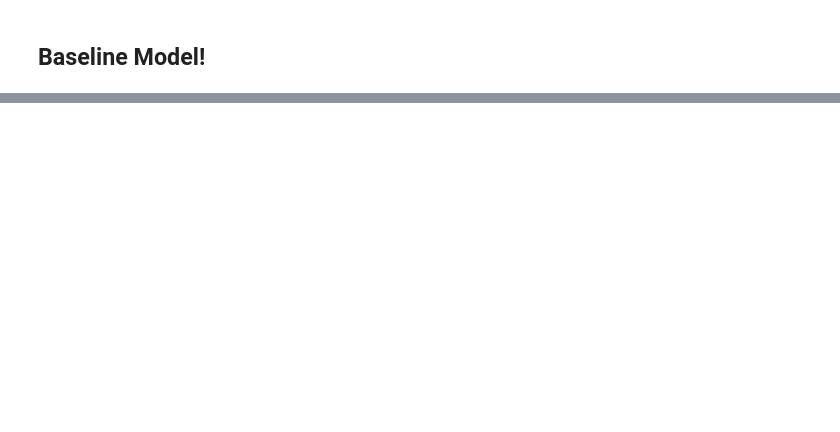
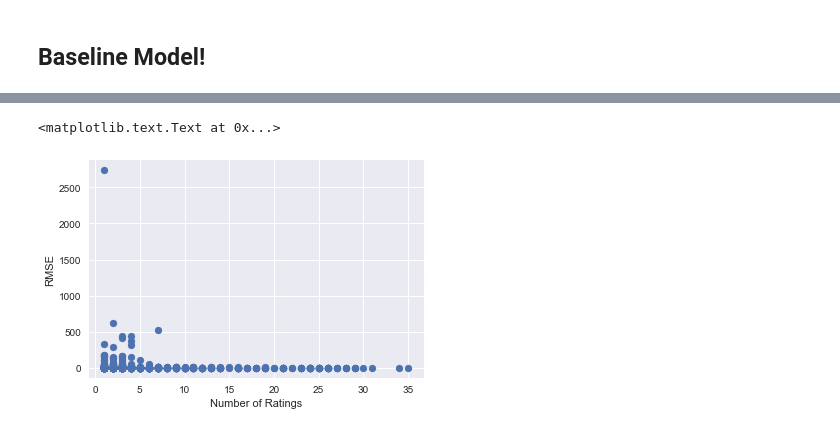
Before and after one commit to kellypeng/scentmate_rec, a Jupyter notebook: Modeling.ipynb, the cells around one changed output, grey strips where cells are left out. Cells and saved outputs as stored; diff of their text form; code cells hidden in the pictures; blank space fills up the shorter version.

Commit message:
content based recommender done

```diff
--- a/Modeling.ipynb
+++ b/Modeling.ipynb
@@ -225,2 +318,2 @@ def get_data():
 # %%
-sf
+sf = get_data(util_1)
@@ -241,0 +320,2 @@ You can use print_rows(num_rows=m, num_columns=n) to print more rows and columns
+# %%
+train, test = train_test_split(sf)
@@ -242,11 +341,12 @@ You can use print_rows(num_rows=m, num_columns=n) to print more rows and columns
 # %%
 # Matrix factorization model without regularization
-m1 = graphlab.factorization_recommender.create(sf,
-                                            linear_regularization=0,
-                                            user_id='user_id',
-                                            item_id='perfume_id',
-                                            target='user_rating',
-                                            solver='als') # what is als?
+m1 = gl.factorization_recommender.create(train,
+                                        linear_regularization=1e-4,
+                                        user_id='user_id',
+                                        item_id='perfume_id',
+                                        target='user_rating',
+                                        num_factors=10, # Number of latent factors.
+                                        solver='als')
 # %% [output]
 Recsys training: model = factorization_recommender
 Preparing data set.
@@ -332,0 +382,2 @@ len(l)
+# %%
+eval_rmse = m1.evaluate_rmse(test, 'user_rating')
@@ -332,0 +429,8 @@ len(l)
+# %%
+# Scatter plot of above RMSE
+plt.scatter(eval_rmse['rmse_by_item']['count'], eval_rmse['rmse_by_item']['rmse'], marker='o')
+plt.xlabel('Number of Ratings')
+plt.ylabel('RMSE')
+# %% [output]
+<matplotlib.text.Text at 0x...>
+[figure, added]
```
Also changed, not shown: parts of 63 cells of this notebook, 11 other files.
